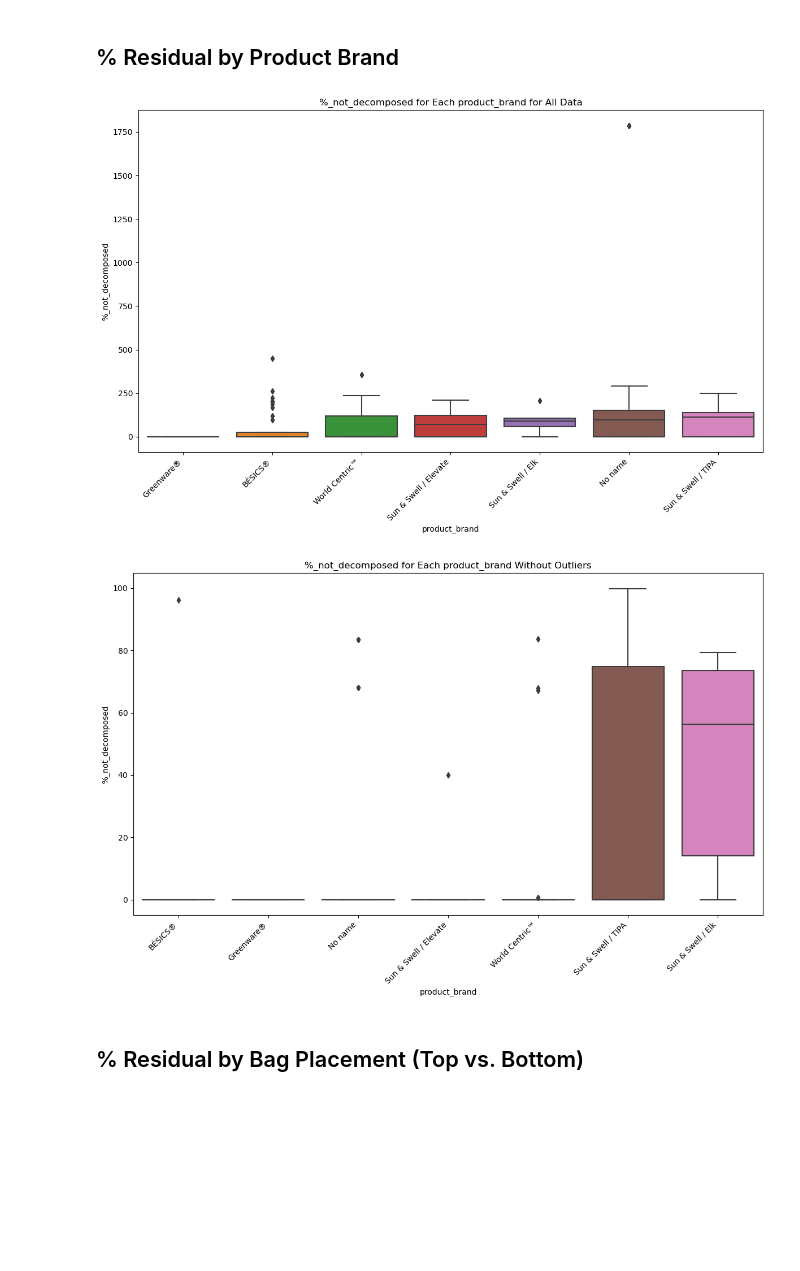
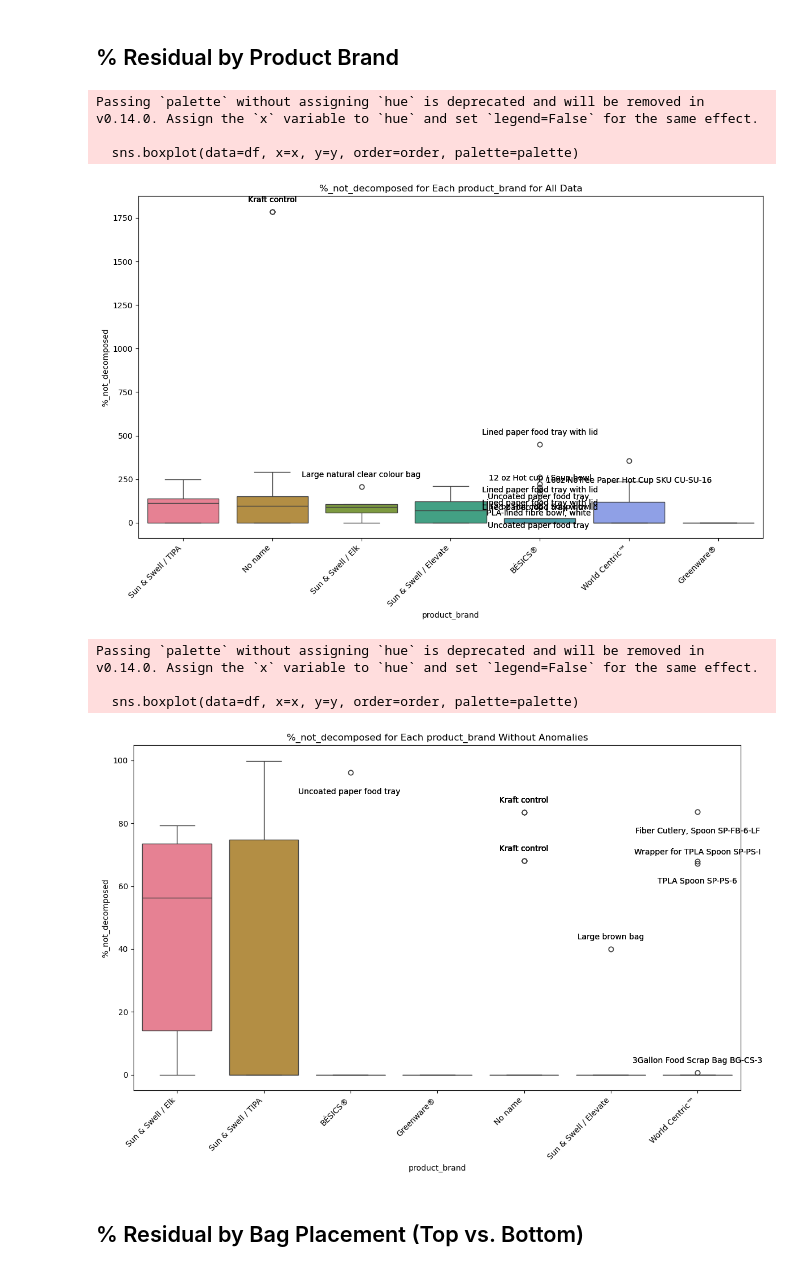
Before and after one commit to uchicago-dsi/compostable-disintegration-analysis, a Jupyter notebook: notebooks/CASP004-01_visualizations.ipynb, the cells around one changed output. Drawn from its saved outputs; the diff is of its cells as text; code cells hidden in the pictures; blank space fills up the shorter version.

Commit message:
clean and merge all visualizations for CASP004-01

```diff
--- a/notebooks/CASP004-01_visualizations.ipynb
+++ b/notebooks/CASP004-01_visualizations.ipynb
@@ -6,5 +27,5 @@ import seaborn as sns
 # %%
-df_master = pd.read_csv("/Users/ally/Documents/GitHub/2024-winter-compostable/data/CASP004-01/masterfile.csv")
+df_master = pd.read_csv("/project/data/CASP004-01/masterfile.csv")
 df_master['product_brand'] = df_master['product_brand'].str.rstrip()
 def correct_product_brand_spacing(df, column_name):
     # Add a space before the slash if it's not there and remove extra spaces after the slash
@@ -151,13 +273,19 @@ bar_whisker_plot(df_non_outlier, 'material_III', '%_not_decomposed', 'Without Ou
 # %% [markdown]
 ## % Residual by Product Brand
 # %%
-bar_whisker_plot(df_end, 'product_brand', '%_not_decomposed', 'for All Data')
+bar_whisker_plot_annotate(df_end, 'product_brand', '%_not_decomposed', 'for All Data')
 # %% [output]
+Passing `palette` without assigning `hue` is deprecated and will be removed in v0.14.0. Assign the `x` variable to `hue` and set `legend=False` for the same effect.
+
+  sns.boxplot(data=df, x=x, y=y, order=order, palette=palette)
-[figure, old version]
+[figure, new version]
 # %%
-bar_whisker_plot(df_non_outlier, 'product_brand', '%_not_decomposed', 'Without Outliers')
+bar_whisker_plot_annotate(df_non_outlier, 'product_brand', '%_not_decomposed', 'Without Anomalies')
 # %% [output]
+Passing `palette` without assigning `hue` is deprecated and will be removed in v0.14.0. Assign the `x` variable to `hue` and set `legend=False` for the same effect.
+
+  sns.boxplot(data=df, x=x, y=y, order=order, palette=palette)
-[figure, old version]
+[figure, new version]
 # %% [markdown]
 ## % Residual by Bag Placement (Top vs. Bottom)
 # %%
```
Also changed, not shown: parts of 24 cells of this notebook.
